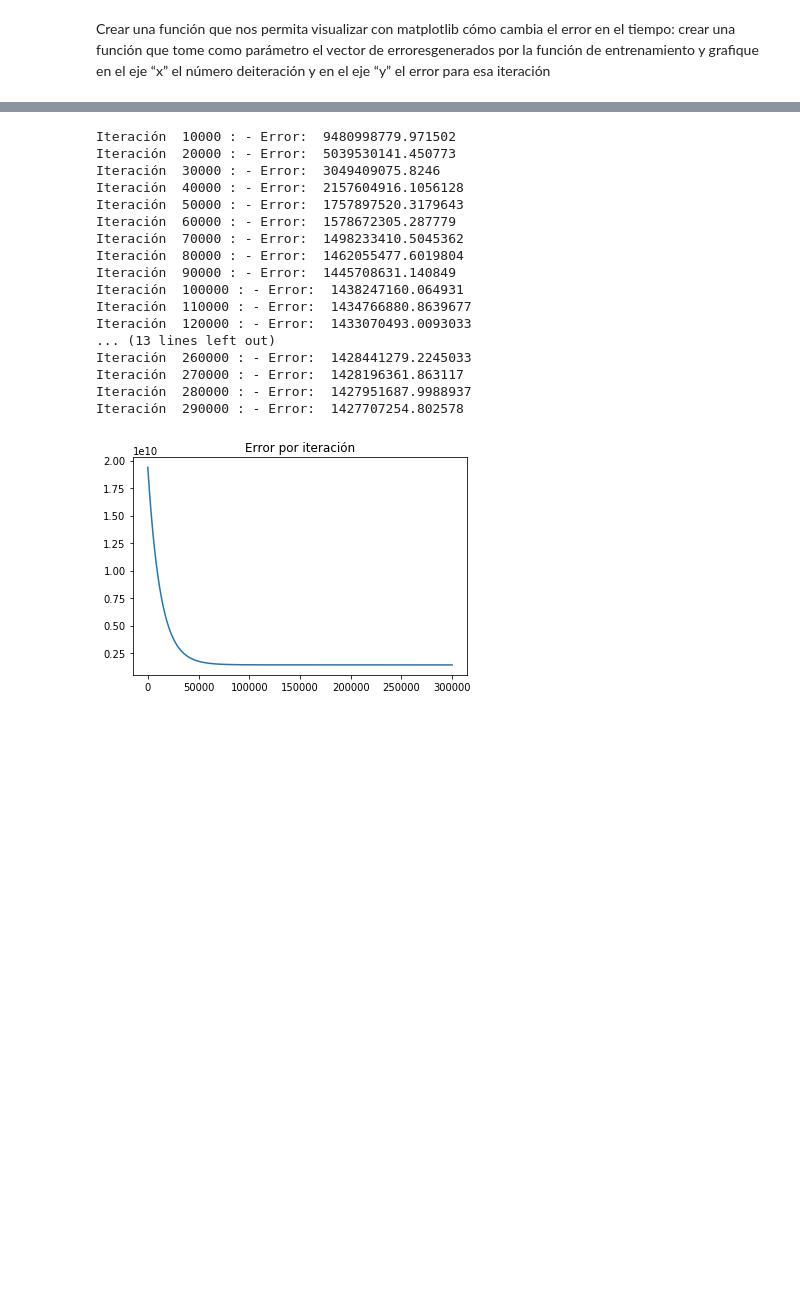
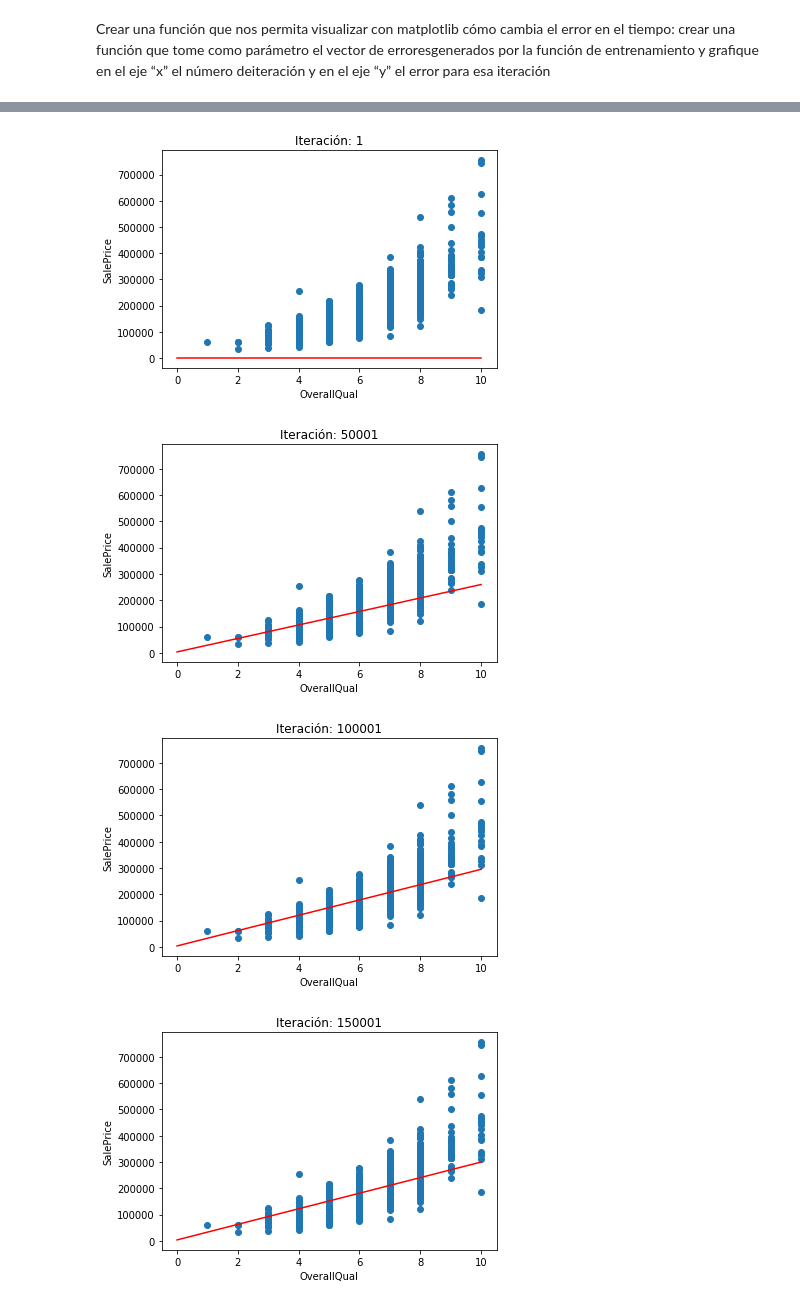
Before and after one commit to yaxha/mds-idc-proyecto, a Jupyter notebook: Proyecto-José_Barrios.ipynb, the cells around one changed output, grey strips where cells are left out. Drawn from its saved outputs; the diff is of its cells as text; code cells hidden in the pictures; blank space fills up the shorter version.

```diff
--- a/Proyecto-José_Barrios.ipynb
+++ b/Proyecto-José_Barrios.ipynb
@@ -236,7 +242,7 @@ def train_model(arr_x, arr_y, epochs, imprimir_error_cada, lr):
         errores.append(error)
         gradientes = (diferencia * matrizh).mean(1)
 
-        parametros -= (lr * gradientes)
+        parametros = parametros - (lr * gradientes)
         dict_parametros[i] = parametros
 
         if i % imprimir_error_cada == 0:
@@ -275 +285,4 @@ def grafico_perdida(arr_x, arr_y, epochs, imprimir_error_cada, lr):
     plt.show()
+# %%
+x_overall, y_overall = train_model(data_entrenamiento['OverallQual'], data_entrenamiento['SalePrice'], 200000, 50000, 0.000001)
+grafico_perdida(x_overall, y_overall)
@@ -276,21 +308,18 @@ def grafico_perdida(arr_x, arr_y, epochs, imprimir_error_cada, lr):
+# %%
+def grafico_regresion(x, y, recta, n):
+    x1 = np.linspace(0,np.max(x), 100)
+    for i in range(1, len(recta), n):
+        fx = recta[i+1][0] * x1 + recta[i+1][1]
+        plt.scatter(x,y)
+        plt.plot(x1, fx, 'r')
+        plt.title("Iteración: " + str(i))
+        plt.xlabel(str(x.name))
+        plt.ylabel(str(y.name))
+        plt.show()
 # %%
-grafico_perdida(data_entrenamiento['OverallQual'], data_entrenamiento['SalePrice'], 300000, 50000, 0.000001)
+grafico_regresion(data_entrenamiento['OverallQual'], data_entrenamiento['SalePrice'], y_overall, 50000)
 # %% [output]
-Iteración  10000 : - Error:  9480998779.971502
-Iteración  20000 : - Error:  5039530141.450773
-Iteración  30000 : - Error:  3049409075.8246
-Iteración  40000 : - Error:  2157604916.1056128
-Iteración  50000 : - Error:  1757897520.3179643
-Iteración  60000 : - Error:  1578672305.287779
-Iteración  70000 : - Error:  1498233410.5045362
-Iteración  80000 : - Error:  1462055477.6019804
-Iteración  90000 : - Error:  1445708631.140849
-Iteración  100000 : - Error:  1438247160.064931
-Iteración  110000 : - Error:  1434766880.8639677
-Iteración  120000 : - Error:  1433070493.0093033
-... (13 lines left out)
-Iteración  260000 : - Error:  1428441279.2245033
-Iteración  270000 : - Error:  1428196361.863117
-Iteración  280000 : - Error:  1427951687.9988937
-Iteración  290000 : - Error:  1427707254.802578
-[figure, old version]
+[figure, new version]
+[figure, added]
+[figure, added]
+[figure, added]
```
Also changed, not shown: parts of 17 cells of this notebook.
